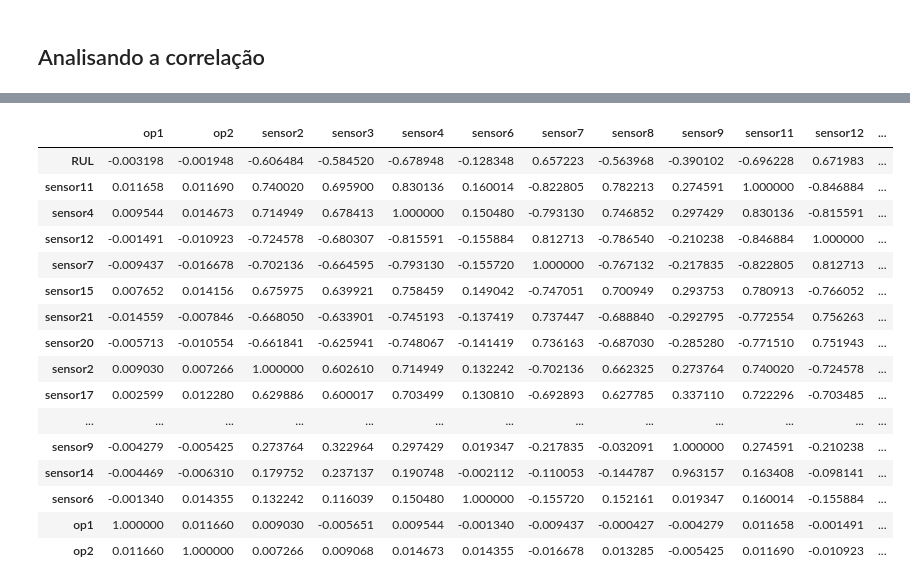
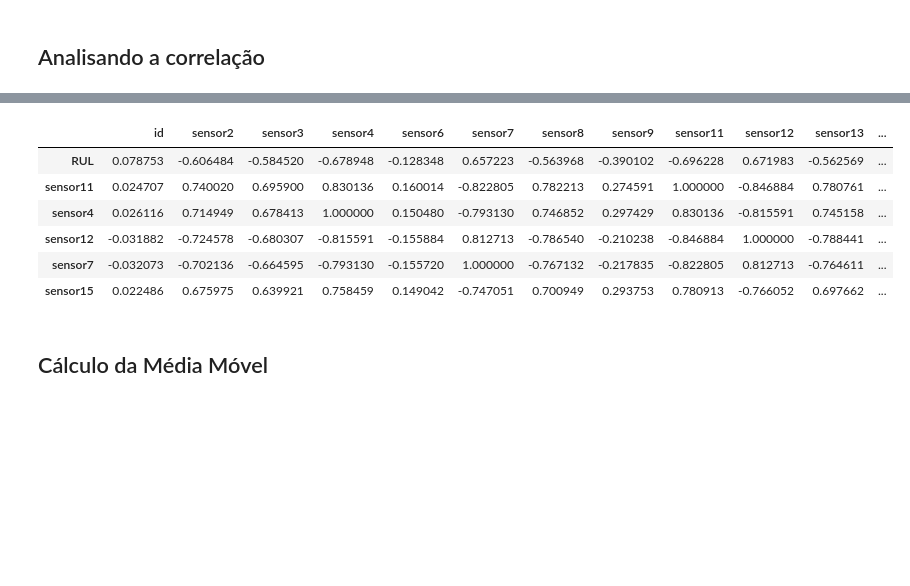
Before and after one commit to lucas-fpaiva/estatistica_pes, a Jupyter notebook: exploratory-m1.ipynb, the cells around one changed output, grey strips where cells are left out. Cells and saved outputs as stored; diff of their text form; code cells hidden in the pictures; blank space fills up the shorter version.

```diff
--- a/exploratory-m1.ipynb
+++ b/exploratory-m1.ipynb
@@ -57,3 +68,4 @@ train_data = train_data.groupby('id').apply(add_rul)
 # %%
+train_data = load_data()
 train_data.head()
 # %% [output]
@@ -141,10 +143,6 @@ print (col_zerovar)
-# %%
-#Remove do Dataframe as colunas salvas no col_zerovar
-train_data = train_data.drop(col_zerovar, axis=1)
+# %%
+data_cor = corr_clean (train_data)
 # %% [markdown]
 ## Analisando a correlação
-# %%
-#Verificando a correlação
-data_cor = train_data.drop(['id', 'cycle'], axis=1).corr()
 # %%
 plt.figure(figsize=(16,16))
@@ -155,20 +153,12 @@ sns.heatmap(data_cor, annot=True)
 # %%
-data_cor.sort_values(by=['RUL'], ascending=False, key=abs).head(30)
+data_cor.sort_values(by=['RUL'], ascending=False, key=abs).head(6)
 # %% [output]
-|  | op1 | op2 | sensor2 | sensor3 | sensor4 | sensor6 | sensor7 | sensor8 | sensor9 | sensor11 | sensor12 | ... |
-| RUL | -0.003198 | -0.001948 | -0.606484 | -0.584520 | -0.678948 | -0.128348 | 0.657223 | -0.563968 | -0.390102 | -0.696228 | 0.671983 | ... |
-| sensor11 | 0.011658 | 0.011690 | 0.740020 | 0.695900 | 0.830136 | 0.160014 | -0.822805 | 0.782213 | 0.274591 | 1.000000 | -0.846884 | ... |
-| sensor4 | 0.009544 | 0.014673 | 0.714949 | 0.678413 | 1.000000 | 0.150480 | -0.793130 | 0.746852 | 0.297429 | 0.830136 | -0.815591 | ... |
-| sensor12 | -0.001491 | -0.010923 | -0.724578 | -0.680307 | -0.815591 | -0.155884 | 0.812713 | -0.786540 | -0.210238 | -0.846884 | 1.000000 | ... |
-| sensor7 | -0.009437 | -0.016678 | -0.702136 | -0.664595 | -0.793130 | -0.155720 | 1.000000 | -0.767132 | -0.217835 | -0.822805 | 0.812713 | ... |
-| sensor15 | 0.007652 | 0.014156 | 0.675975 | 0.639921 | 0.758459 | 0.149042 | -0.747051 | 0.700949 | 0.293753 | 0.780913 | -0.766052 | ... |
-| sensor21 | -0.014559 | -0.007846 | -0.668050 | -0.633901 | -0.745193 | -0.137419 | 0.737447 | -0.688840 | -0.292795 | -0.772554 | 0.756263 | ... |
-| sensor20 | -0.005713 | -0.010554 | -0.661841 | -0.625941 | -0.748067 | -0.141419 | 0.736163 | -0.687030 | -0.285280 | -0.771510 | 0.751943 | ... |
-| sensor2 | 0.009030 | 0.007266 | 1.000000 | 0.602610 | 0.714949 | 0.132242 | -0.702136 | 0.662325 | 0.273764 | 0.740020 | -0.724578 | ... |
-| sensor17 | 0.002599 | 0.012280 | 0.629886 | 0.600017 | 0.703499 | 0.130810 | -0.692893 | 0.627785 | 0.337110 | 0.722296 | -0.703485 | ... |
-| ... | ... | ... | ... | ... | ... | ... | ... | ... | ... | ... | ... | ... |
-| sensor9 | -0.004279 | -0.005425 | 0.273764 | 0.322964 | 0.297429 | 0.019347 | -0.217835 | -0.032091 | 1.000000 | 0.274591 | -0.210238 | ... |
-| sensor14 | -0.004469 | -0.006310 | 0.179752 | 0.237137 | 0.190748 | -0.002112 | -0.110053 | -0.144787 | 0.963157 | 0.163408 | -0.098141 | ... |
-| sensor6 | -0.001340 | 0.014355 | 0.132242 | 0.116039 | 0.150480 | 1.000000 | -0.155720 | 0.152161 | 0.019347 | 0.160014 | -0.155884 | ... |
-| op1 | 1.000000 | 0.011660 | 0.009030 | -0.005651 | 0.009544 | -0.001340 | -0.009437 | -0.000427 | -0.004279 | 0.011658 | -0.001491 | ... |
-| op2 | 0.011660 | 1.000000 | 0.007266 | 0.009068 | 0.014673 | 0.014355 | -0.016678 | 0.013285 | -0.005425 | 0.011690 | -0.010923 | ... |
+|  | id | sensor2 | sensor3 | sensor4 | sensor6 | sensor7 | sensor8 | sensor9 | sensor11 | sensor12 | sensor13 | ... |
+| RUL | 0.078753 | -0.606484 | -0.584520 | -0.678948 | -0.128348 | 0.657223 | -0.563968 | -0.390102 | -0.696228 | 0.671983 | -0.562569 | ... |
+| sensor11 | 0.024707 | 0.740020 | 0.695900 | 0.830136 | 0.160014 | -0.822805 | 0.782213 | 0.274591 | 1.000000 | -0.846884 | 0.780761 | ... |
+| sensor4 | 0.026116 | 0.714949 | 0.678413 | 1.000000 | 0.150480 | -0.793130 | 0.746852 | 0.297429 | 0.830136 | -0.815591 | 0.745158 | ... |
+| sensor12 | -0.031882 | -0.724578 | -0.680307 | -0.815591 | -0.155884 | 0.812713 | -0.786540 | -0.210238 | -0.846884 | 1.000000 | -0.788441 | ... |
+| sensor7 | -0.032073 | -0.702136 | -0.664595 | -0.793130 | -0.155720 | 1.000000 | -0.767132 | -0.217835 | -0.822805 | 0.812713 | -0.764611 | ... |
+| sensor15 | 0.022486 | 0.675975 | 0.639921 | 0.758459 | 0.149042 | -0.747051 | 0.700949 | 0.293753 | 0.780913 | -0.766052 | 0.697662 | ... |
+# %% [markdown]
+## Cálculo da Média Móvel
```
Also changed, not shown: parts of 13 cells of this notebook.
